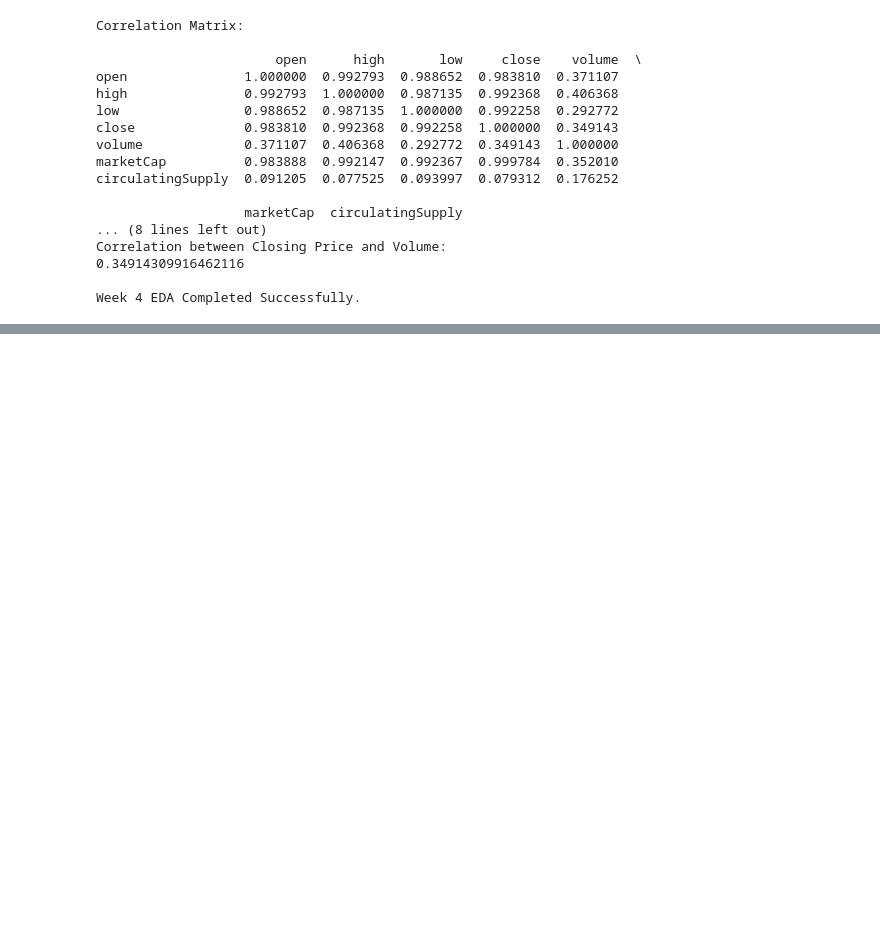
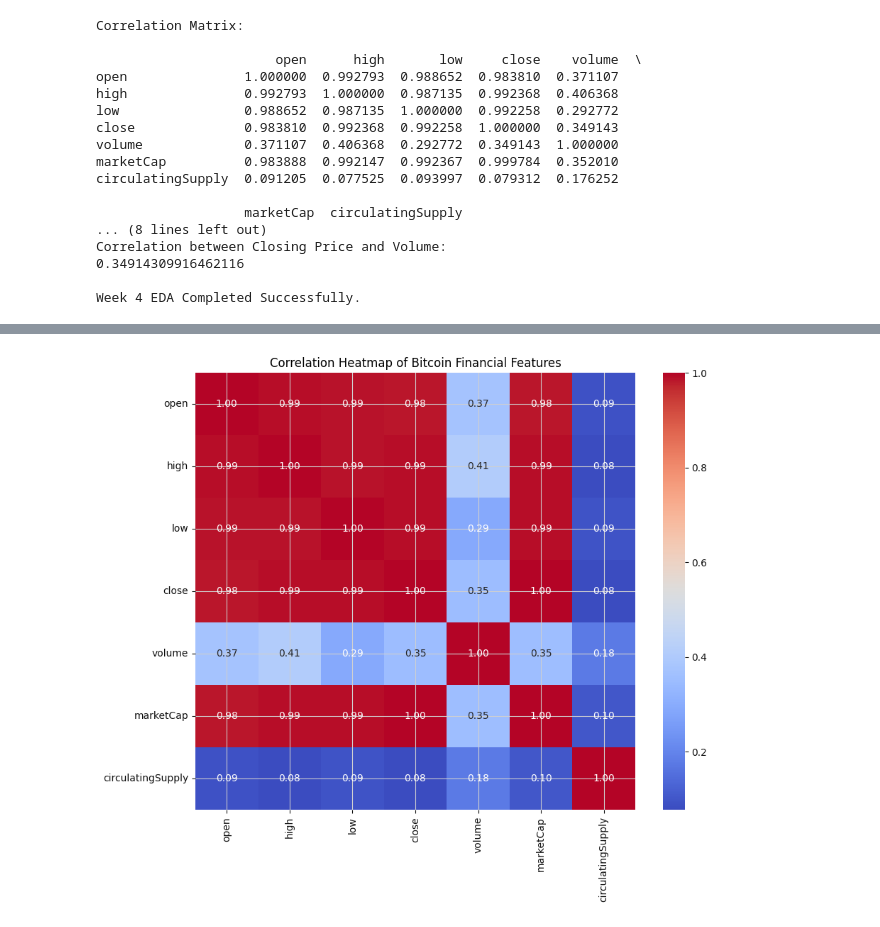
Before and after one commit to jamoffl3/24ADI204_DSV_TEAM10, a Jupyter notebook: Week_4.ipynb, the cells around one changed output, grey strips where cells are left out. Drawn from its saved outputs; the diff is of its cells as text; code cells hidden in the pictures; blank space fills up the shorter version.

```diff
--- a/Week_4.ipynb
+++ b/Week_4.ipynb
@@ -119,0 +163,32 @@ Week 4 EDA Completed Successfully.
+# %%
+import seaborn as sns
+import matplotlib.pyplot as plt
+
+# Re-defining numeric_cols as it might not be in the current execution scope
+numeric_cols = [
+    "open", "high", "low", "close",
+    "volume", "marketCap", "circulatingSupply"
+]
+
+# Re-processing finance_df to create finance_numeric as it was not defined
+# Assuming finance_df is already loaded and timeOpen is converted from previous steps
+for col in numeric_cols:
+    finance_df[col] = (
+        finance_df[col]
+        .astype(str)
+        .str.replace(",", "", regex=True)
+        .str.replace("$", "", regex=True)
+        .str.replace("%", "", regex=True)
+    )
+    finance_df[col] = pd.to_numeric(finance_df[col], errors="coerce")
+
+finance_numeric = finance_df[numeric_cols]
+
+corr_matrix = finance_numeric.corr()
+
+plt.figure(figsize=(10, 8))
+sns.heatmap(corr_matrix, annot=True, cmap="coolwarm", fmt=".2f")
+plt.title("Correlation Heatmap of Bitcoin Financial Features")
+plt.show()
+# %% [output]
+[figure, added]
```
Also changed, not shown: parts of 13 cells of this notebook.
